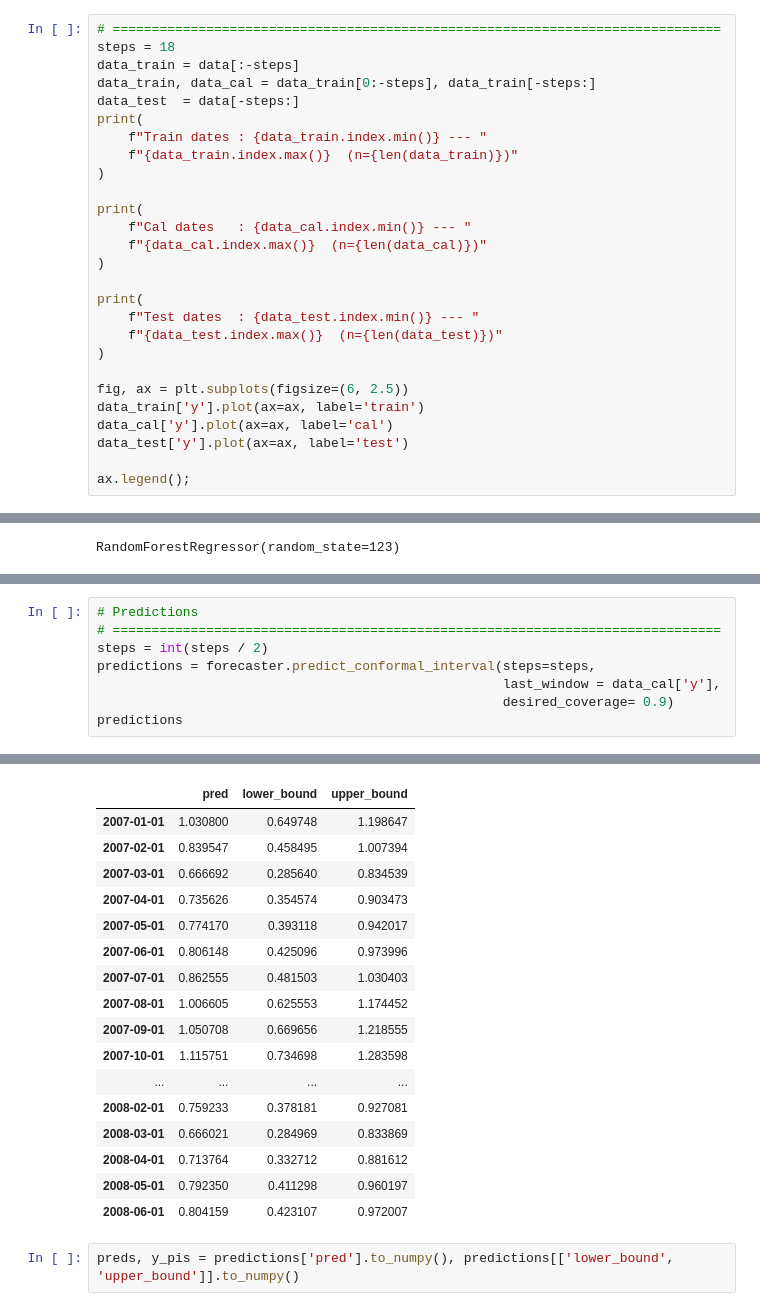
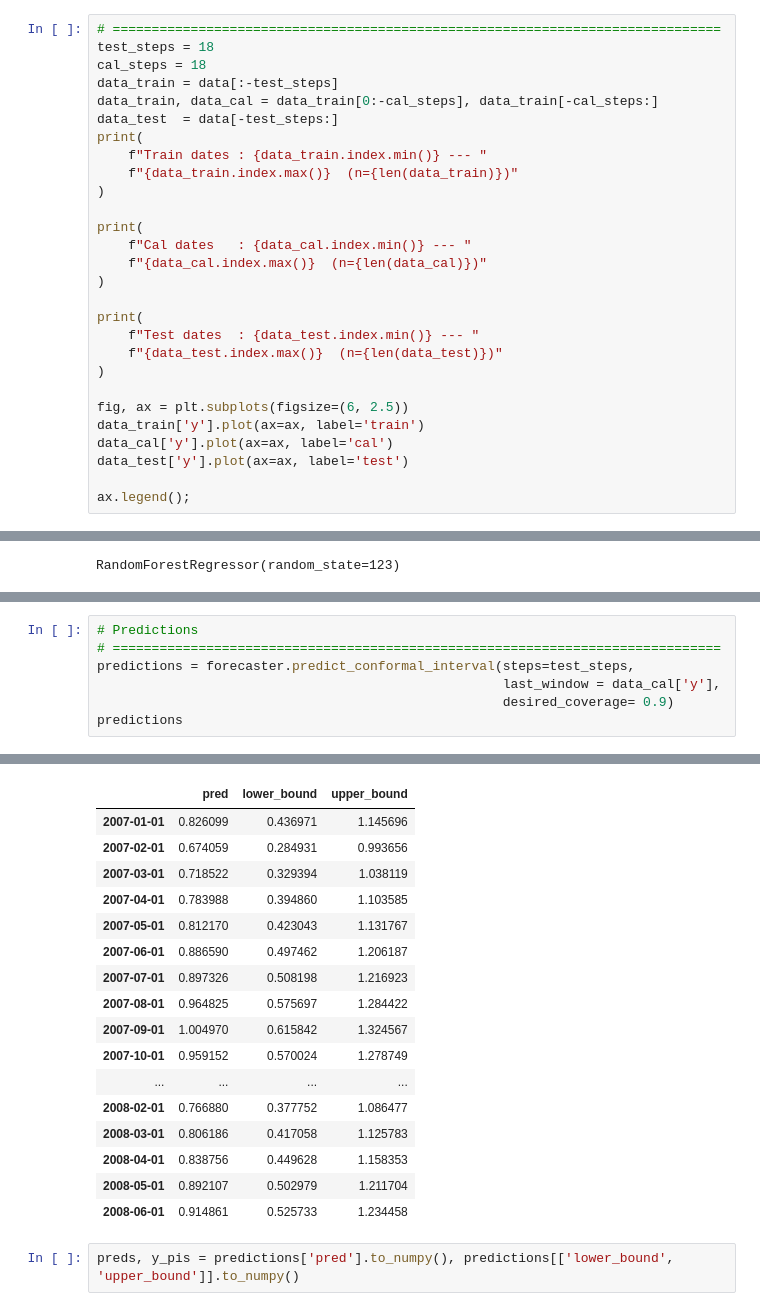
Before and after one commit to dweprinz/skforecast, a Jupyter notebook: conformal.ipynb, the cells around one changed output, grey strips where cells are left out. Saved outputs shown, nothing was run; the diff lists cells and outputs as text.

```diff
--- a/conformal.ipynb
+++ b/conformal.ipynb
@@ -43,10 +43,11 @@ data.head()
 | 1992-08-01 | 0.475463 | 0.956370 | 1.122199 |
 # %%
 # ==============================================================================
-steps = 18
-data_train = data[:-steps]
-data_train, data_cal = data_train[0:-steps], data_train[-steps:]
-data_test  = data[-steps:]
+test_steps = 18
+cal_steps = 18
+data_train = data[:-test_steps]
+data_train, data_cal = data_train[0:-cal_steps], data_train[-cal_steps:]
+data_test  = data[-test_steps:]
 print(
     f"Train dates : {data_train.index.min()} --- "
     f"{data_train.index.max()}  (n={len(data_train)})"
@@ -181,8 +191,7 @@ forecaster.regressor_conformal.method  # this should be aci, I patch it by reass
 # %%
 # Predictions
 # ==============================================================================
-steps = int(steps / 2)
-predictions = forecaster.predict_conformal_interval(steps=steps,
+predictions = forecaster.predict_conformal_interval(steps=test_steps,
                                                     last_window = data_cal['y'],
                                                     desired_coverage= 0.9)
 predictions
@@ -190,19 +216,19 @@ predictions
 |  | pred | lower_bound | upper_bound |
-| 2007-01-01 | 1.030800 | 0.649748 | 1.198647 |
-| 2007-02-01 | 0.839547 | 0.458495 | 1.007394 |
-| 2007-03-01 | 0.666692 | 0.285640 | 0.834539 |
-| 2007-04-01 | 0.735626 | 0.354574 | 0.903473 |
-| 2007-05-01 | 0.774170 | 0.393118 | 0.942017 |
-| 2007-06-01 | 0.806148 | 0.425096 | 0.973996 |
-| 2007-07-01 | 0.862555 | 0.481503 | 1.030403 |
-| 2007-08-01 | 1.006605 | 0.625553 | 1.174452 |
-| 2007-09-01 | 1.050708 | 0.669656 | 1.218555 |
-| 2007-10-01 | 1.115751 | 0.734698 | 1.283598 |
+| 2007-01-01 | 0.826099 | 0.436971 | 1.145696 |
+| 2007-02-01 | 0.674059 | 0.284931 | 0.993656 |
+| 2007-03-01 | 0.718522 | 0.329394 | 1.038119 |
+| 2007-04-01 | 0.783988 | 0.394860 | 1.103585 |
+| 2007-05-01 | 0.812170 | 0.423043 | 1.131767 |
+| 2007-06-01 | 0.886590 | 0.497462 | 1.206187 |
+| 2007-07-01 | 0.897326 | 0.508198 | 1.216923 |
+| 2007-08-01 | 0.964825 | 0.575697 | 1.284422 |
+| 2007-09-01 | 1.004970 | 0.615842 | 1.324567 |
+| 2007-10-01 | 0.959152 | 0.570024 | 1.278749 |
 | ... | ... | ... | ... |
-| 2008-02-01 | 0.759233 | 0.378181 | 0.927081 |
-| 2008-03-01 | 0.666021 | 0.284969 | 0.833869 |
-| 2008-04-01 | 0.713764 | 0.332712 | 0.881612 |
-| 2008-05-01 | 0.792350 | 0.411298 | 0.960197 |
-| 2008-06-01 | 0.804159 | 0.423107 | 0.972007 |
+| 2008-02-01 | 0.766880 | 0.377752 | 1.086477 |
+| 2008-03-01 | 0.806186 | 0.417058 | 1.125783 |
+| 2008-04-01 | 0.838756 | 0.449628 | 1.158353 |
+| 2008-05-01 | 0.892107 | 0.502979 | 1.211704 |
+| 2008-06-01 | 0.914861 | 0.525733 | 1.234458 |
 # %%
 preds, y_pis = predictions['pred'].to_numpy(), predictions[['lower_bound', 'upper_bound']].to_numpy()
```
Also changed, not shown: parts of 12 cells of this notebook, 1 other file.
